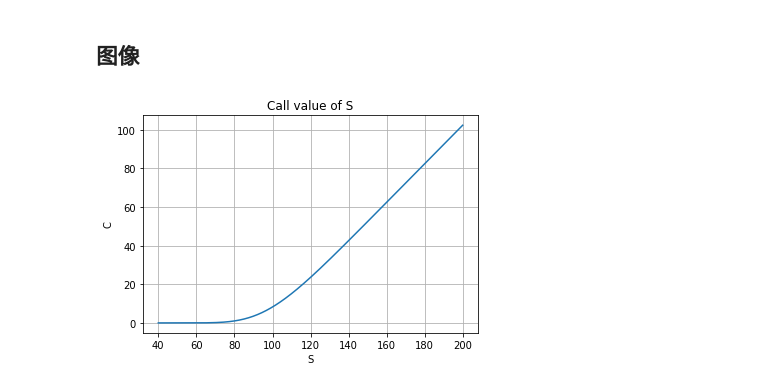
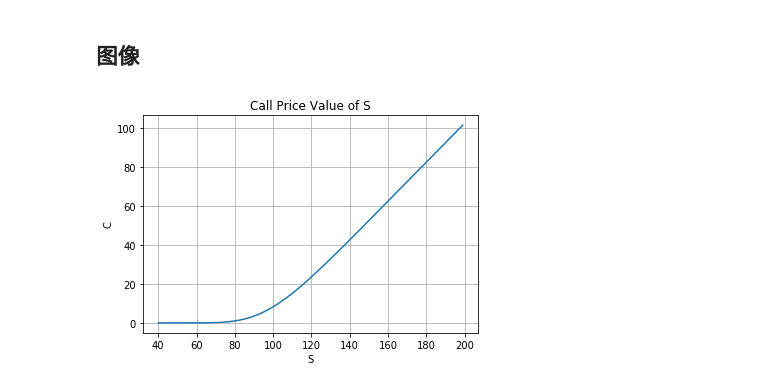
Before and after one commit to chenxin1-5/option-study, a Jupyter notebook: black-scholes-model.ipynb, the cells around one changed output. Cells and saved outputs as stored; diff of their text form; code cells hidden in the pictures.

```diff
--- a/black-scholes-model.ipynb
+++ b/black-scholes-model.ipynb
@@ -119,18 +119,24 @@ import matplotlib
 import matplotlib.pyplot as plt
 # %%
 # Data for plotting
-s = np.arange(40.0, 200.0, 0.1)
+s = np.arange(40.0, 200.0, 1.0)
 c = []
 for s_i in s:
-    c.append(euro_call(s_i, 100, 0.5, 0.05, 0.25).evalf())
+    c.append(call_price.evalf(subs={
+        S: s_i,
+        K: 100,
+        T: 1,
+        t: 0.5,
+        r: 0.05,
+        sigma: 0.25},n=2))
 
 fig, ax = plt.subplots()
 ax.plot(s, c)
 
 ax.set(xlabel='S', ylabel='C',
-       title='Call value of S')
+       title='Call Price Value of S')
 ax.grid()
 
 plt.show()
 # %% [output]
-[figure, old version]
+[figure, new version]
```
Also changed, not shown: parts of 3 cells of this notebook.
